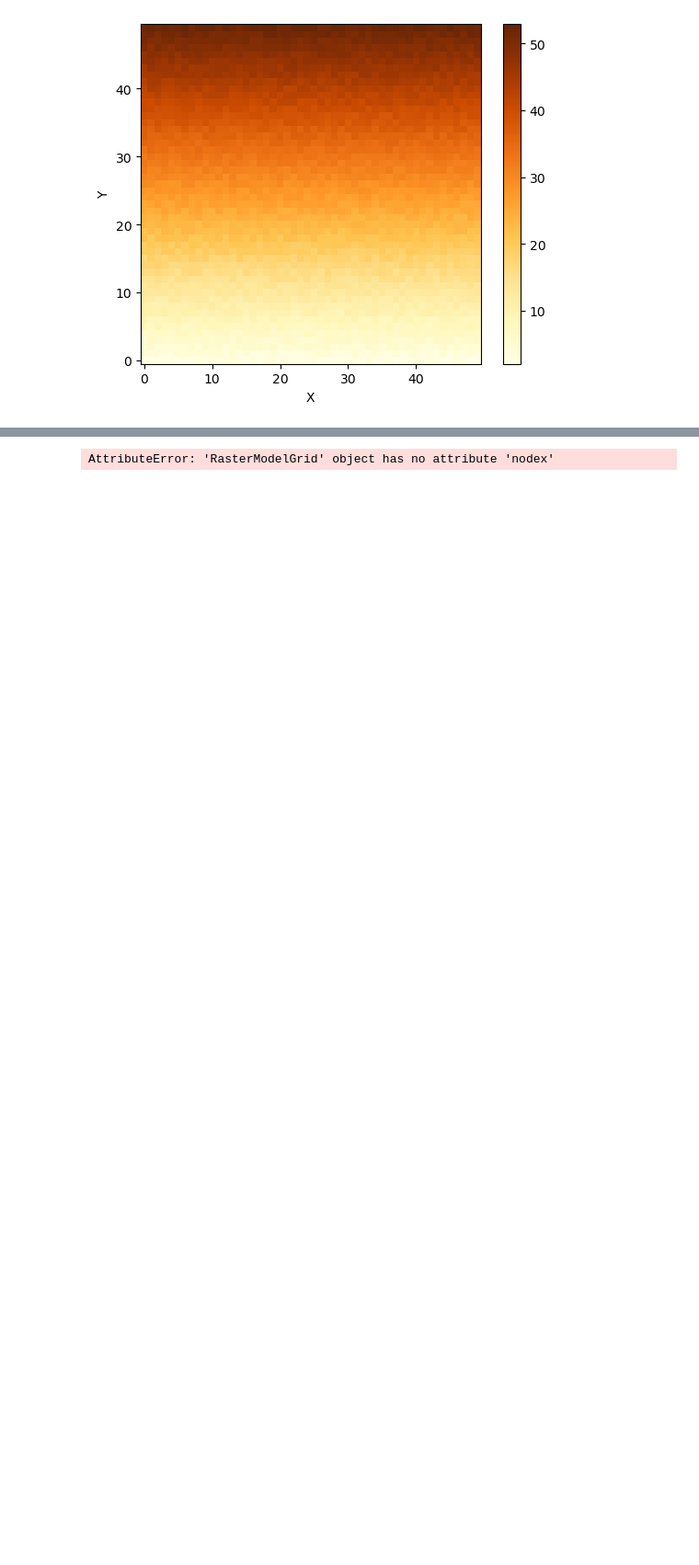
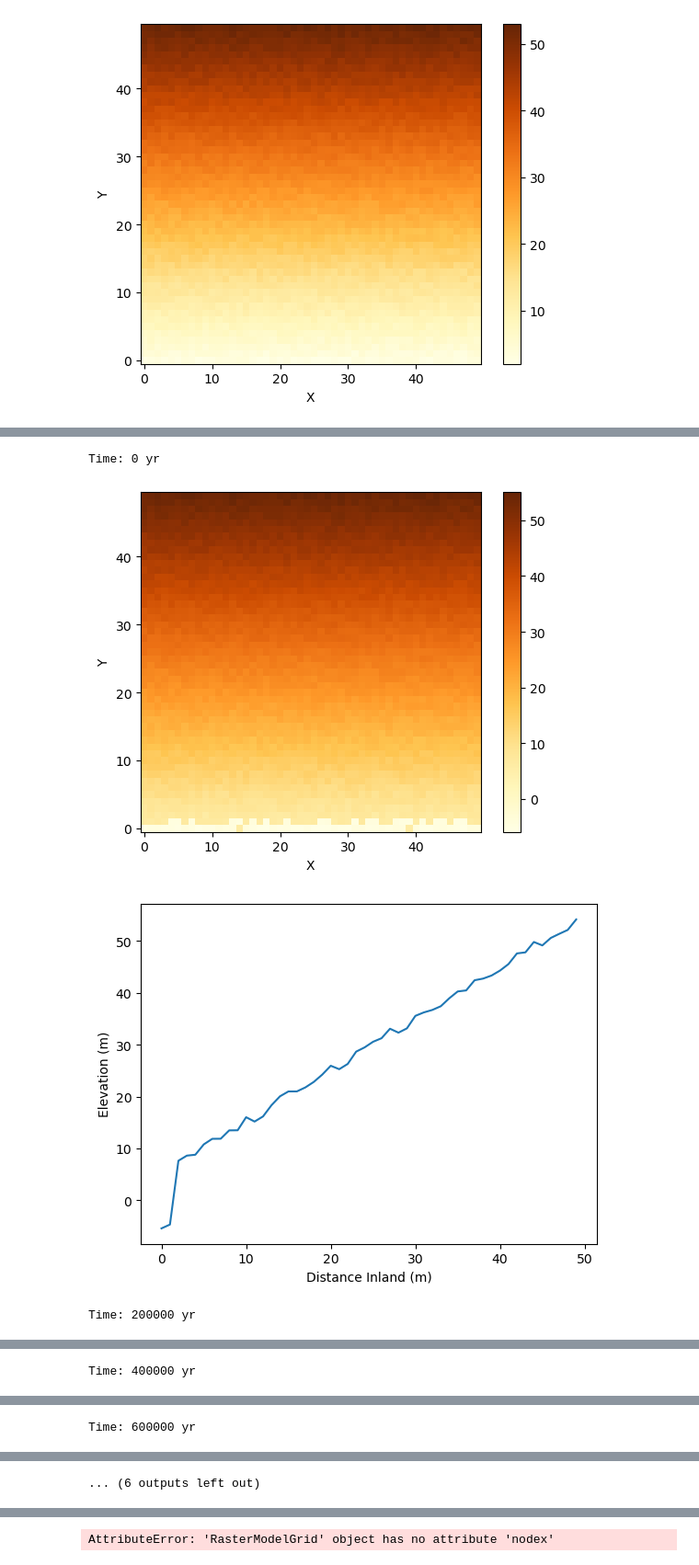
Before and after one commit to csdms-espin/2026_Marine_Platforms, a Jupyter notebook: 1DGridUpliftandSeaLevel.ipynb, the cells around one changed output, grey strips where cells are left out. Shown at 92% size. Saved outputs shown, nothing was run; the diff lists cells and outputs as text; code cells hidden in the pictures; blank space fills up the shorter version.

```diff
--- a/1DGridUpliftandSeaLevel.ipynb
+++ b/1DGridUpliftandSeaLevel.ipynb
@@ -41,3 +190,4 @@ dt = 1000 # timestep (yr)
 uplift = uplift_rate_m_yr * dt
 time_to_run = 1e6  # time for the model loop to run [yr]
 nsteps = int(time_to_run / dt)  # number of model time steps
+plot_interval = 200    # how often (in years) to print progress and plot
@@ -44,7 +198,26 @@ nsteps = int(time_to_run / dt)  # number of model time steps
 # %%
-for step in range (nsteps):
+for step in range (nsteps+1):
     # Loop over every node on the grid (removed the + 1)
     for i in range(grid.number_of_nodes):
         topo[i]+= uplift
         if topo[i] < sea_level:
             topo[i] -= erosion_rate  # Erode node if it is underwater
+    # plot at the plot_interval to show the current state of hte hillslope
+    if step % plot_interval == 0:
+        print(f"Time: {step*1000} yr")
+        imshow_grid(grid, "topographic__elevation",cmap="YlOrBr")
+        plt.show()
+
+        xnode_filter = np.isclose(grid.x_of_node, 5.0)
+        # Extract all values at that x-position for a specific field
+        values_at_x = grid.at_node['topographic__elevation'][xnode_filter]
+        values_at_x
+        plot(values_at_x)
+        plt.xlabel("Distance Inland (m)")
+        plt.ylabel("Elevation (m)")
+        plt.show()
+# %% [output]
+Time: 0 yr
+[figure, added]
+[figure, added]
+Time: 200000 yr
@@ -50,0 +226 @@ for step in range (nsteps):
+Time: 400000 yr
@@ -50,0 +229 @@ for step in range (nsteps):
+Time: 600000 yr
@@ -51,3 +232,4 @@ for step in range (nsteps):
+... (6 outputs left out)
 # %%
 #ethans test
 for step in range(5):
```
Also changed, not shown: parts of 5 cells of this notebook.
